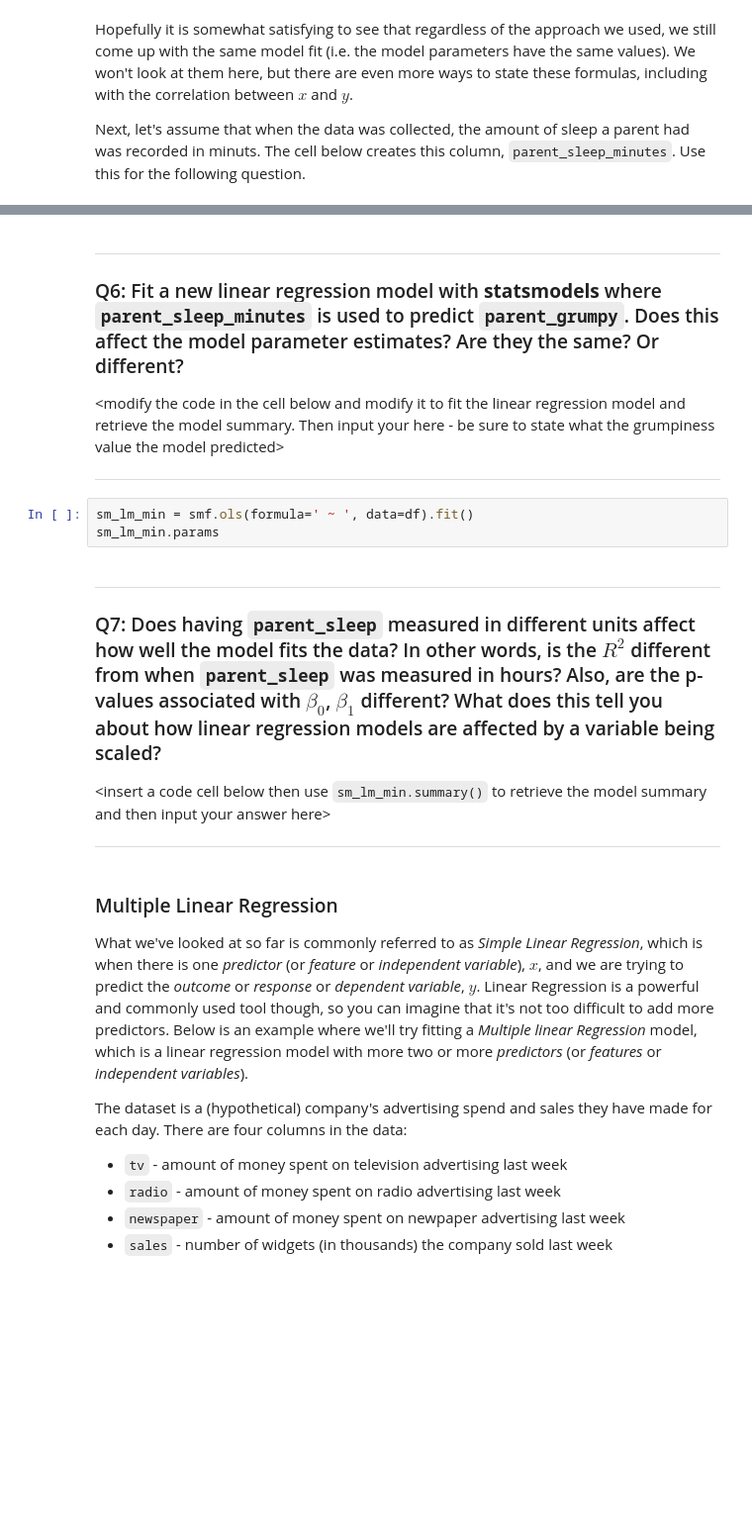
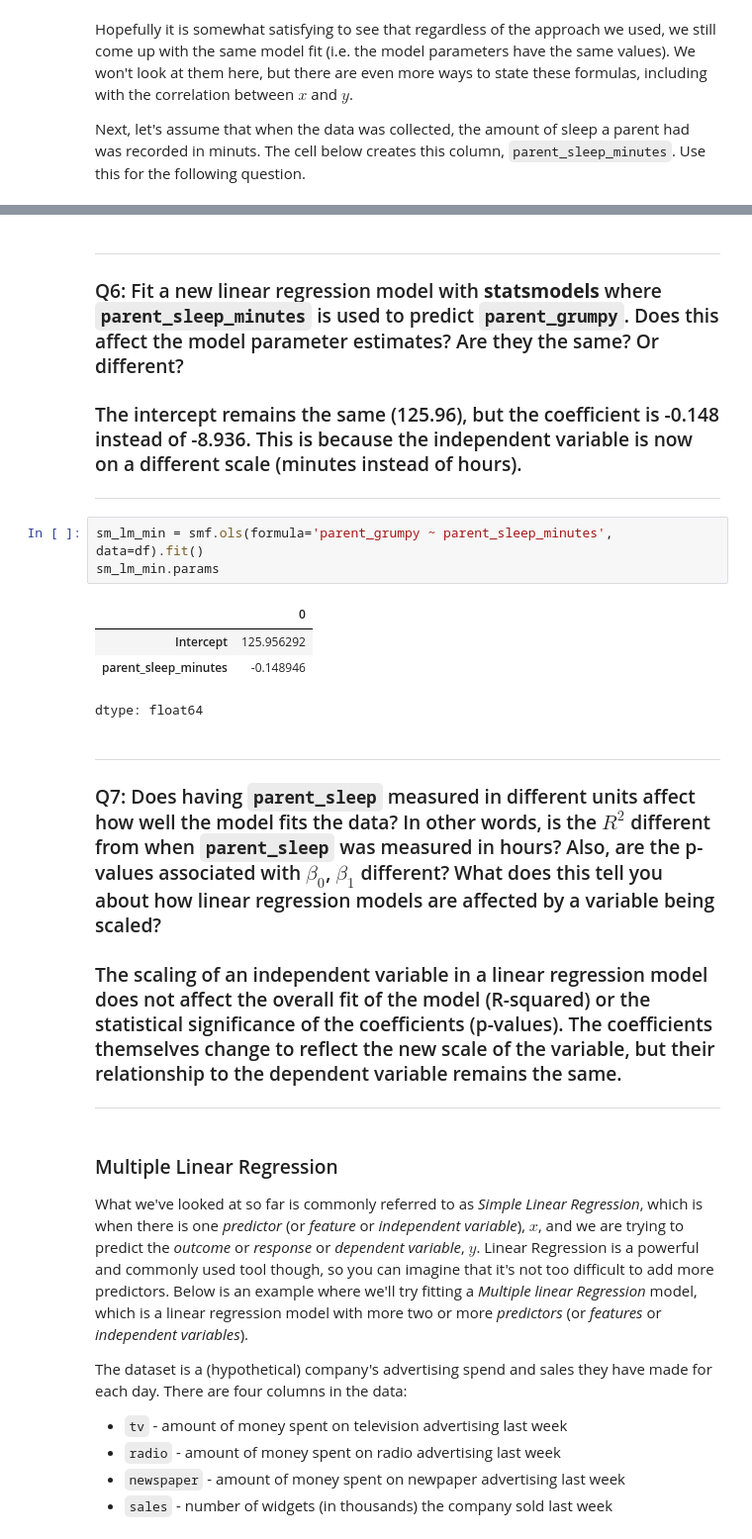
Before and after one commit to JoshLapierre45/cs3120-assign2, a Jupyter notebook: linear_regression_lab.ipynb, the cells around one changed output, grey strips where cells are left out. Shown: that part at 99% size. Saved outputs shown, nothing was run; the diff lists cells and outputs as text; blank space fills up the shorter version.

```diff
--- a/linear_regression_lab.ipynb
+++ b/linear_regression_lab.ipynb
@@ -499,18 +595,23 @@ df.parent_sleep_minutes.describe()
 
  ### Q6: Fit a new linear regression model with **statsmodels** where `parent_sleep_minutes` is used to predict `parent_grumpy`. Does this affect the model parameter estimates? Are they the same? Or different?
 
- \<modify the code in the cell below and modify it to fit the linear regression model and retrieve the model summary. Then input your here - be sure to state what the grumpiness value the model predicted\>
+### The intercept remains the same (125.96), but the coefficient is -0.148 instead of -8.936. This is because the independent variable is now on a different scale (minutes instead of hours).
 
  ***
 # %%
-sm_lm_min = smf.ols(formula=' ~ ', data=df).fit()
+sm_lm_min = smf.ols(formula='parent_grumpy ~ parent_sleep_minutes', data=df).fit()
 sm_lm_min.params
+# %% [output]
+|  | 0 |
+| Intercept | 125.956292 |
+| parent_sleep_minutes | -0.148946 |
+dtype: float64
 # %% [markdown]
 ***
 
 ### Q7: Does having `parent_sleep` measured in different units affect how well the model fits the data? In other words, is the $R^2$ different from when `parent_sleep` was measured in hours? Also, are the p-values associated with $\beta_0$, $\beta_1$ different? What does this tell you about how linear regression models are affected by a variable being scaled?
 
-\<insert a code cell below then use `sm_lm_min.summary()` to retrieve the model summary and then input your answer here\>
+### The scaling of an independent variable in a linear regression model does not affect the overall fit of the model (R-squared) or the statistical significance of the coefficients (p-values). The coefficients themselves change to reflect the new scale of the variable, but their relationship to the dependent variable remains the same.
 
 ***
 # %% [markdown]
```
Also changed, not shown: parts of 27 cells of this notebook.
